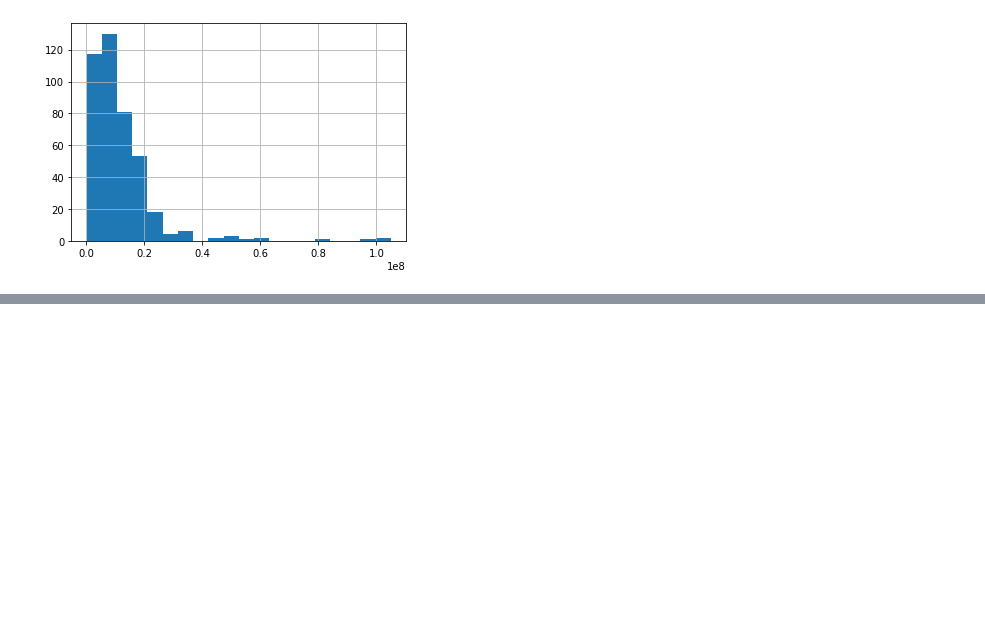
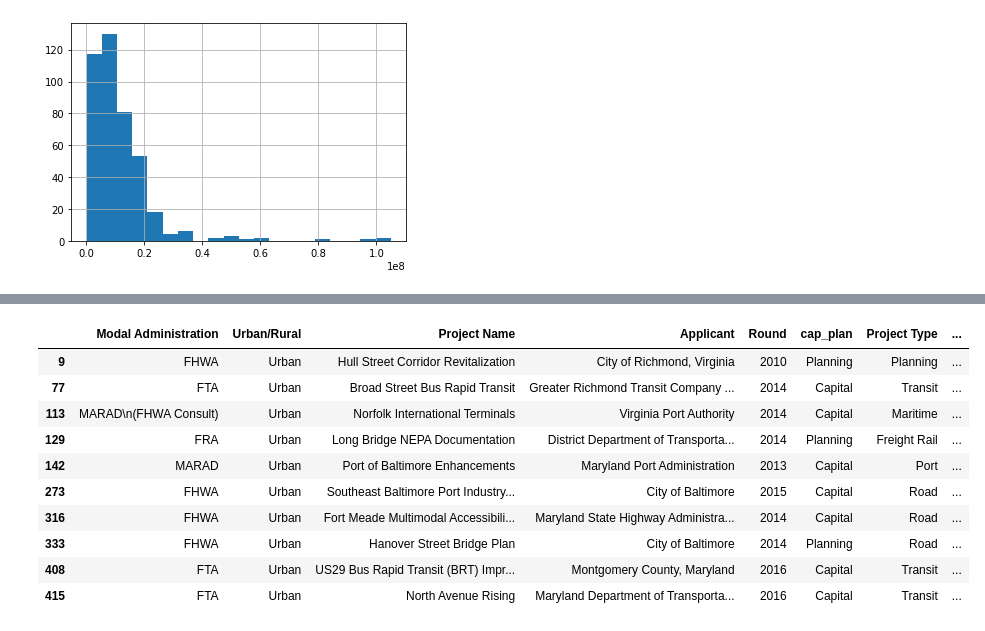
Before and after one commit to jmillerbrooks/pipe-dash, a Jupyter notebook: EDA_v2.ipynb, the cells around one changed output, grey strips where cells are left out. Cells and saved outputs as stored; diff of their text form; code cells hidden in the pictures; blank space fills up the shorter version.

```diff
--- a/EDA_v2.ipynb
+++ b/EDA_v2.ipynb
@@ -170,0 +236,17 @@ grants_16.Amount.hist(bins=20)
+# %%
+dmv_names = dmv_apps['Applicant Name'].unique()
+
+# sorted(
+grants_16[grants_16.Applicant.isin(dmv_names)]#.Applicant.unique())
+# %% [output]
+|  | Modal Administration | Urban/Rural | Project Name | Applicant | Round | cap_plan | Project Type | ... |
+| 9 | FHWA | Urban | Hull Street Corridor Revitalization | City of Richmond, Virginia | 2010 | Planning | Planning | ... |
+| 77 | FTA | Urban | Broad Street Bus Rapid Transit | Greater Richmond Transit Company ... | 2014 | Capital | Transit | ... |
+| 113 | MARAD\n(FHWA Consult) | Urban | Norfolk International Terminals | Virginia Port Authority | 2014 | Capital | Maritime | ... |
+| 129 | FRA | Urban | Long Bridge NEPA Documentation | District Department of Transporta... | 2014 | Planning | Freight Rail | ... |
+| 142 | MARAD | Urban | Port of Baltimore Enhancements | Maryland Port Administration | 2013 | Capital | Port | ... |
+| 273 | FHWA | Urban | Southeast Baltimore Port Industry... | City of Baltimore | 2015 | Capital | Road | ... |
+| 316 | FHWA | Urban | Fort Meade Multimodal Accessibili... | Maryland State Highway Administra... | 2014 | Capital | Road | ... |
+| 333 | FHWA | Urban | Hanover Street Bridge Plan | City of Baltimore | 2014 | Planning | Road | ... |
+| 408 | FTA | Urban | US29 Bus Rapid Transit (BRT) Impr... | Montgomery County, Maryland | 2016 | Capital | Transit | ... |
+| 415 | FTA | Urban | North Avenue Rising | Maryland Department of Transporta... | 2016 | Capital | Transit | ... |
```
Also changed, not shown: parts of 17 cells of this notebook, 2 other files.
